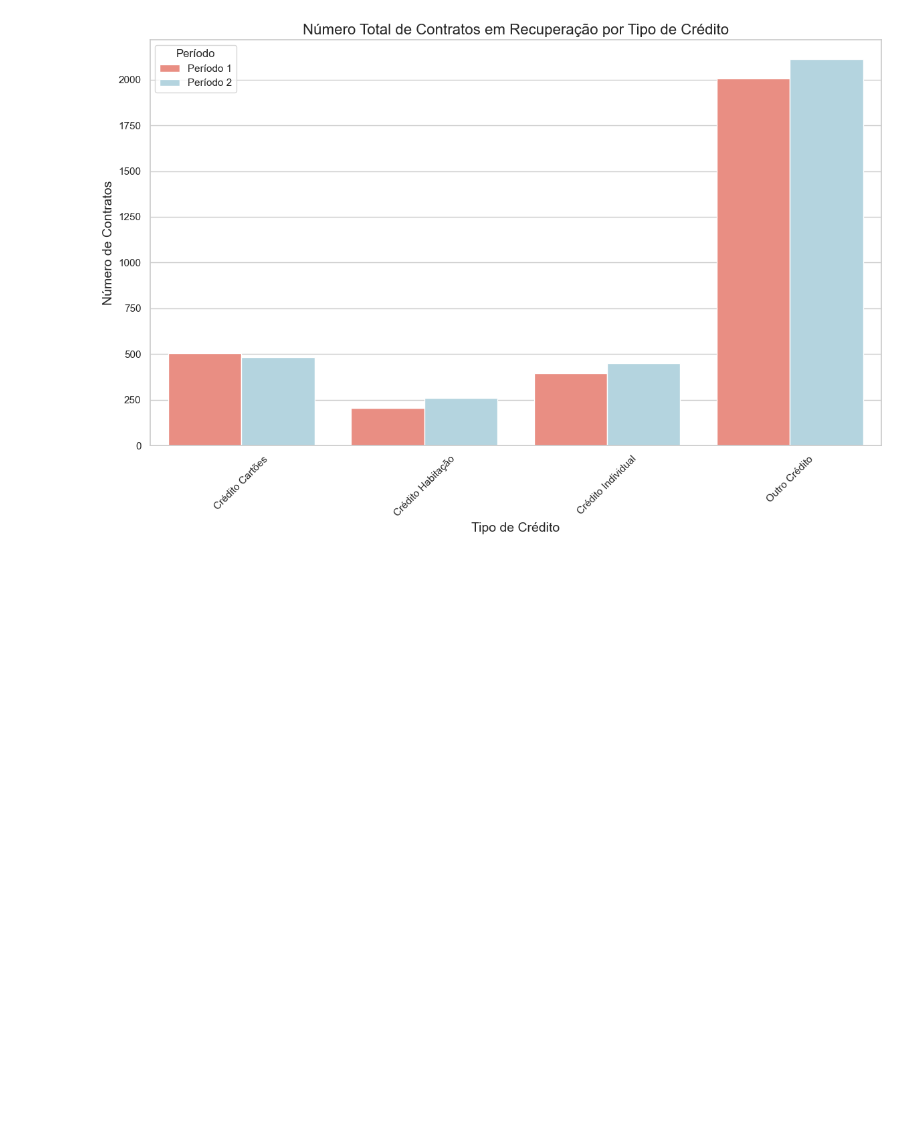
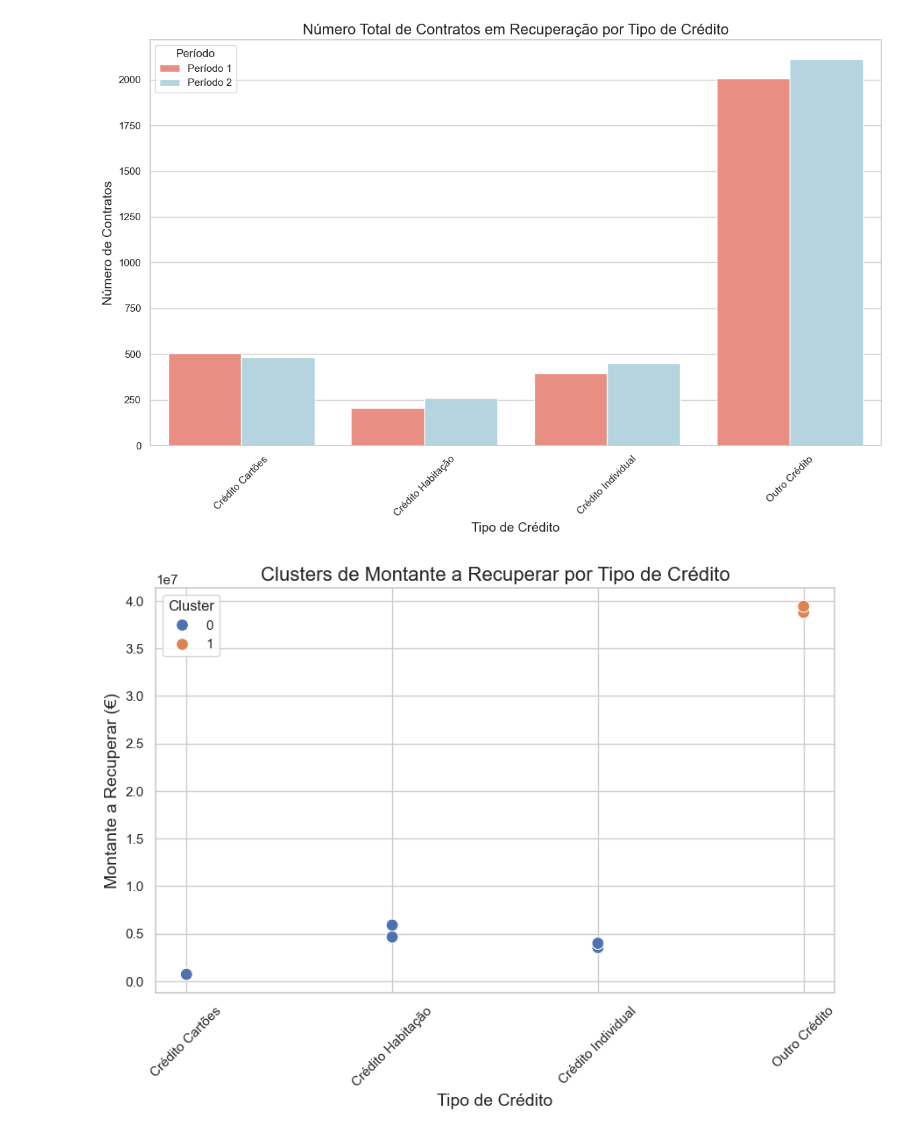
Before and after one commit to bruna-barbosa/analise-recuperacao-credito, a Jupyter notebook: analise.ipynb, the cells around one changed output. Drawn from its saved outputs; the diff is of its cells as text; code cells hidden in the pictures; blank space fills up the shorter version.

```diff
--- a/analise.ipynb
+++ b/analise.ipynb
@@ -463,3 +480,33 @@ plt.show()
 # %% [output]
 [figure]
 [figure]
+# %%
+# Concatenar os DataFrames
+data_combinada = pd.concat([data_periodo_1, data_periodo_2], ignore_index=True)
+
+# Estatísticas descritivas por período
+estatisticas = data_combinada.groupby('Período')['Montante a Recuperar'].describe()
+
+# Resumir os dados por período
+resumo = data_combinada.groupby(['Período', 'Tipo de Crédito'])['Montante a Recuperar'].sum().reset_index()
+
+# Normalizar os dados
+scaler = StandardScaler()
+X_scaled = scaler.fit_transform(resumo[['Montante a Recuperar']])
+
+# Definir o número de clusters
+n_clusters = 2  # Ajuste conforme necessário
+kmeans = KMeans(n_clusters=n_clusters, random_state=42)
+resumo['Cluster'] = kmeans.fit_predict(X_scaled)
+
+# Visualizar os clusters
+plt.figure(figsize=(10, 6))
+sns.scatterplot(data=resumo, x='Tipo de Crédito', y='Montante a Recuperar', hue='Cluster', palette='deep', s=100)
+plt.title('Clusters de Montante a Recuperar por Tipo de Crédito', fontsize=16)
+plt.xlabel('Tipo de Crédito', fontsize=14)
+plt.ylabel('Montante a Recuperar (€)', fontsize=14)
+plt.xticks(rotation=45)
+plt.legend(title='Cluster')
+plt.show()
+# %% [output]
+[figure, added]
```
Also changed, not shown: parts of 5 cells of this notebook.
